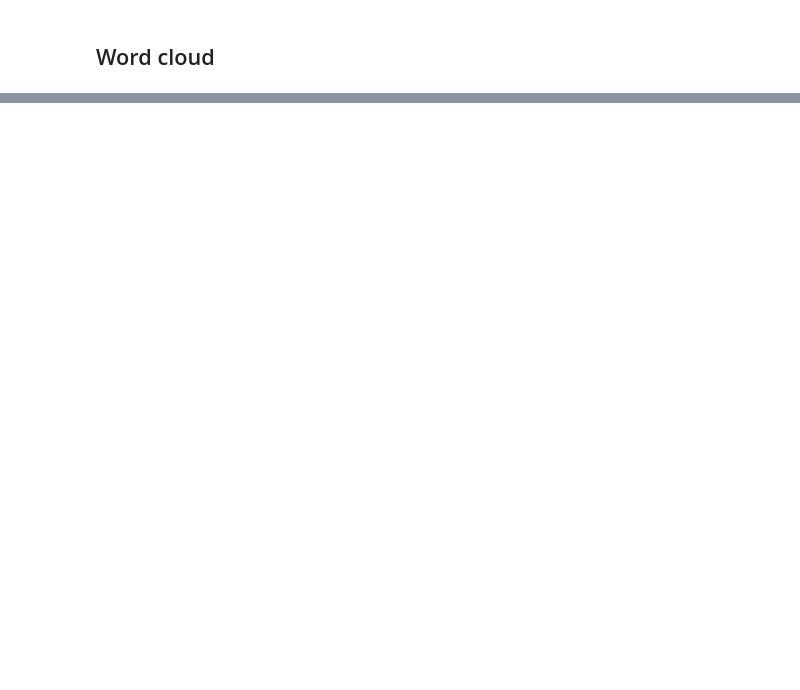
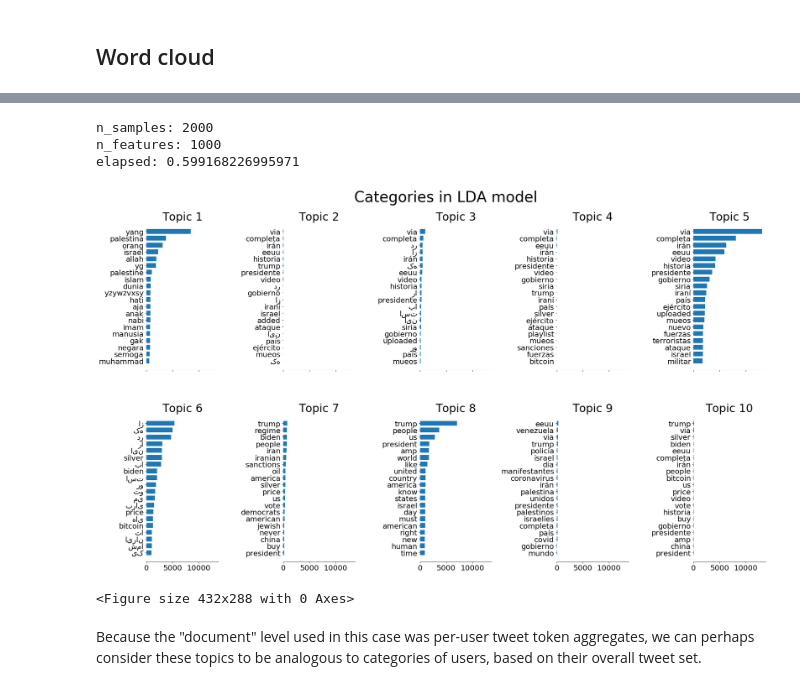
Before and after one commit to sarahkpardo/social-media-data-analysis, a Jupyter notebook: topic_modeling.ipynb, the cells around one changed output, grey strips where cells are left out. Drawn from its saved outputs; the diff is of its cells as text; code cells hidden in the pictures; blank space fills up the shorter version.

Commit message:
Updated topic modeling

```diff
--- a/topic_modeling.ipynb
+++ b/topic_modeling.ipynb
@@ -568,0 +526,20 @@ def split(data):
+# %%
+# using tweet aggregates for each user as the document-level
+# object of analysis
+tweets_series = (user_tweets.map(long_string)
+                            .map(preprocess_string)
+                )
+# %%
+# Use raw term count features
+vectorizer = CountVectorizer(max_df=0.95,
+                             min_df=2,
+                             max_features=n_features,
+                             analyzer='word',
+                             stop_words=stop_words)
+t1 = default_timer()
+
+tf = vectorizer.fit_transform(tweets_series)
+
+t2 = default_timer()
+
+print('elapsed: {}'.format(t2 - t1))
@@ -568,0 +548,33 @@ def split(data):
+# %%
+print(('n_samples: {}\nn_features: {}')
+      .format(n_samples, n_features))
+
+lda = LatentDirichletAllocation(n_components=n_components,
+                                max_iter=5,
+                                learning_method='online',
+                                learning_offset=50.,
+                                random_state=0)
+t1 = default_timer()
+
+lda.fit(tf)
+
+t2 = default_timer()
+
+print('elapsed: {}'.format(t2 - t1))
+# %% [output]
+n_samples: 2000
+n_features: 1000
+elapsed: 0.599168226995971
+# %%
+tf_feature_names = vectorizer.get_feature_names()
+
+plot_top_words(lda,
+               tf_feature_names,
+               n_top_words,
+               'Categories in LDA model')
+plt.tight_layout()
+# %% [output]
+[figure, added]
+<Figure size 432x288 with 0 Axes>
+# %% [markdown]
+Because the "document" level used in this case was per-user tweet token aggregates, we can perhaps consider these topics to be analogous to categories of users, based on their overall tweet set.
```
Also changed, not shown: parts of 56 cells of this notebook.
